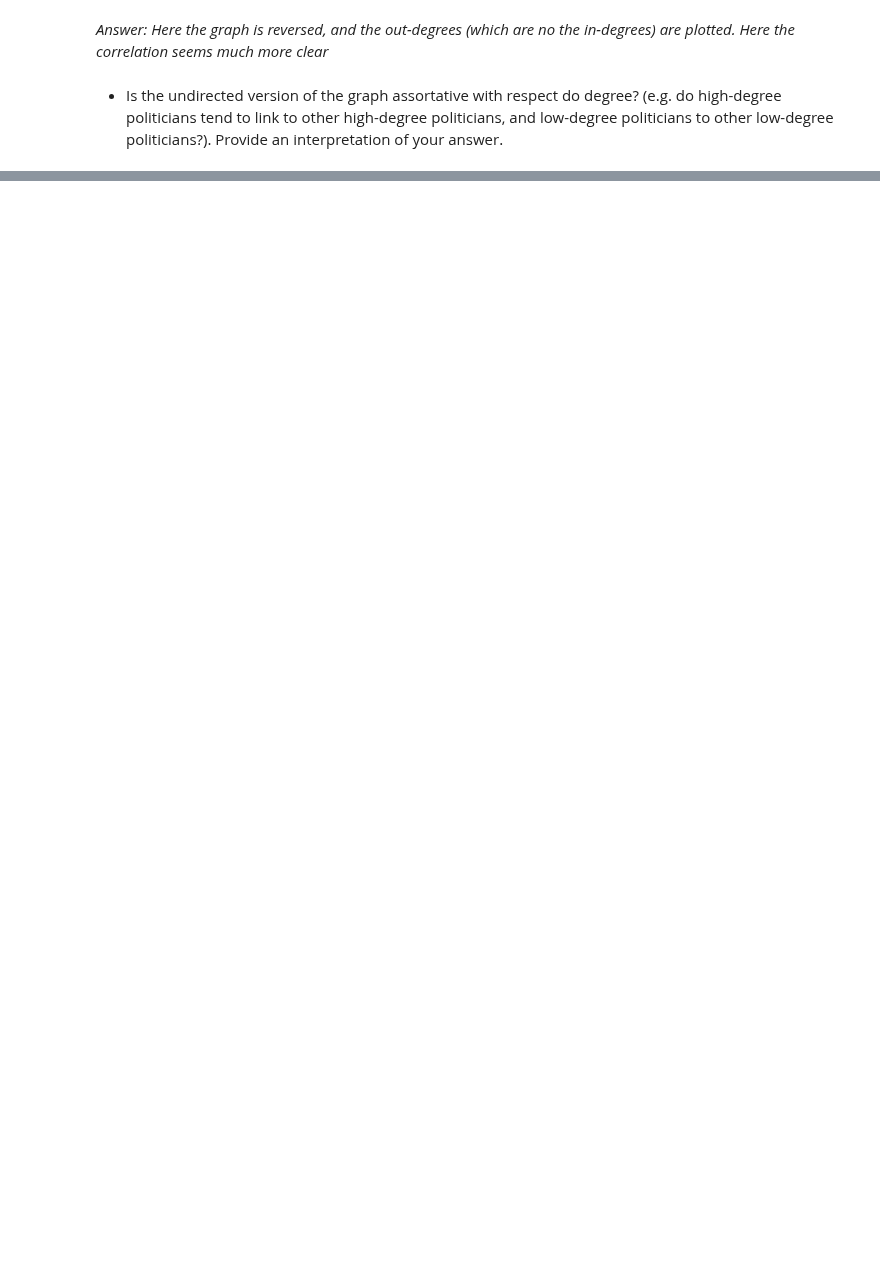
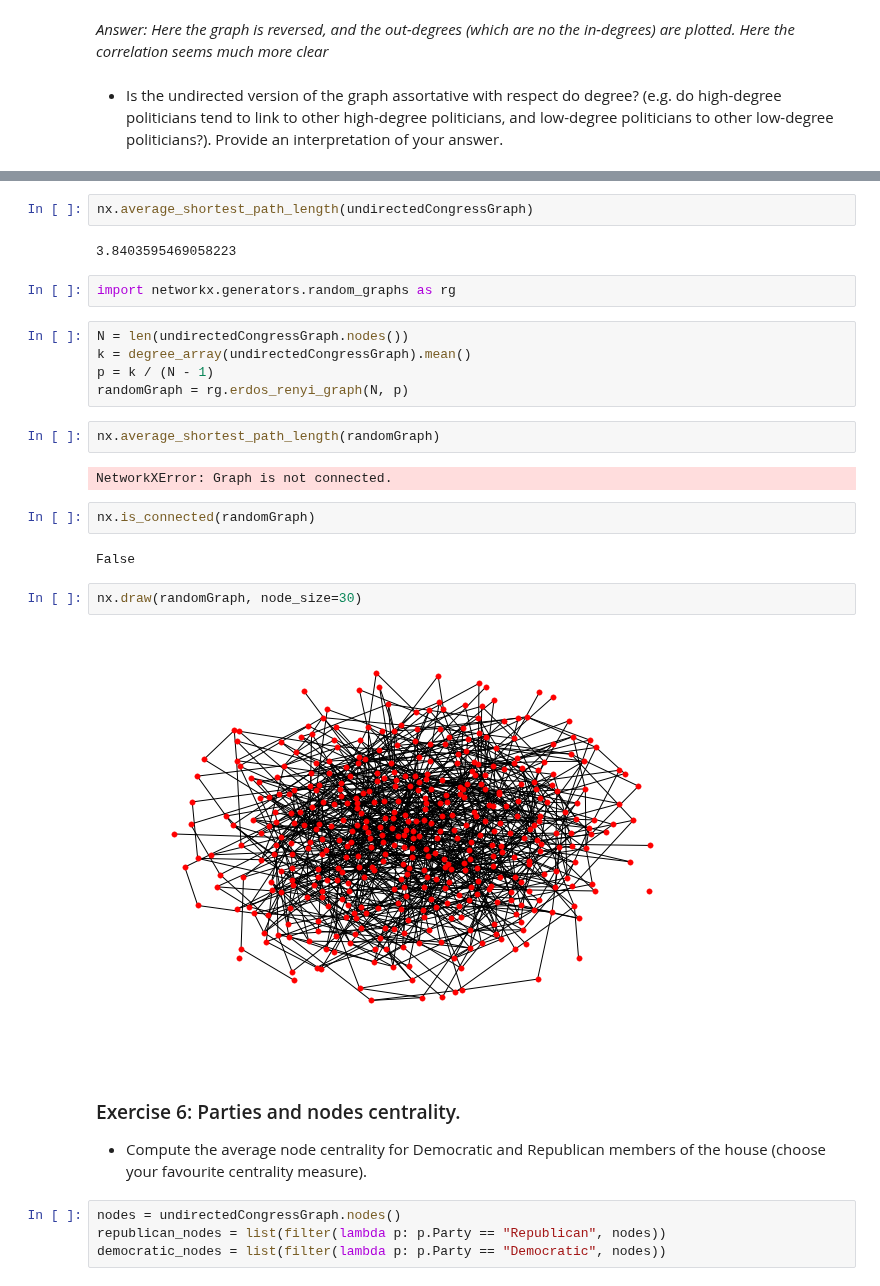
Before and after one commit to thomasnilsson/02805-social-graphs-2018, a Jupyter notebook: week5/part_A.ipynb, the cells around one changed output, grey strips where cells are left out. Cells and saved outputs as stored; diff of their text form; blank space fills up the shorter version.

```diff
--- a/week5/part_A.ipynb
+++ b/week5/part_A.ipynb
@@ -516,0 +395,31 @@ dd
+# %%
+nx.average_shortest_path_length(undirectedCongressGraph)
+# %% [output]
+3.8403595469058223
+# %%
+import networkx.generators.random_graphs as rg
+# %%
+N = len(undirectedCongressGraph.nodes())
+k = degree_array(undirectedCongressGraph).mean()
+p = k / (N - 1)
+randomGraph = rg.erdos_renyi_graph(N, p)
+# %%
+nx.average_shortest_path_length(randomGraph)
+# %% [output]
+NetworkXError: Graph is not connected.
+# %%
+nx.is_connected(randomGraph)
+# %% [output]
+False
+# %%
+nx.draw(randomGraph, node_size=30)
+# %% [output]
+[figure, added]
+# %% [markdown]
+### Exercise 6: Parties and nodes centrality.
+
+* Compute the average node centrality for Democratic and Republican members of the house (choose your favourite centrality measure).
+# %%
+nodes = undirectedCongressGraph.nodes()
+republican_nodes = list(filter(lambda p: p.Party == "Republican", nodes))
+democratic_nodes = list(filter(lambda p: p.Party == "Democratic", nodes))
```
Also changed, not shown: parts of 24 cells of this notebook, 8 other files.
